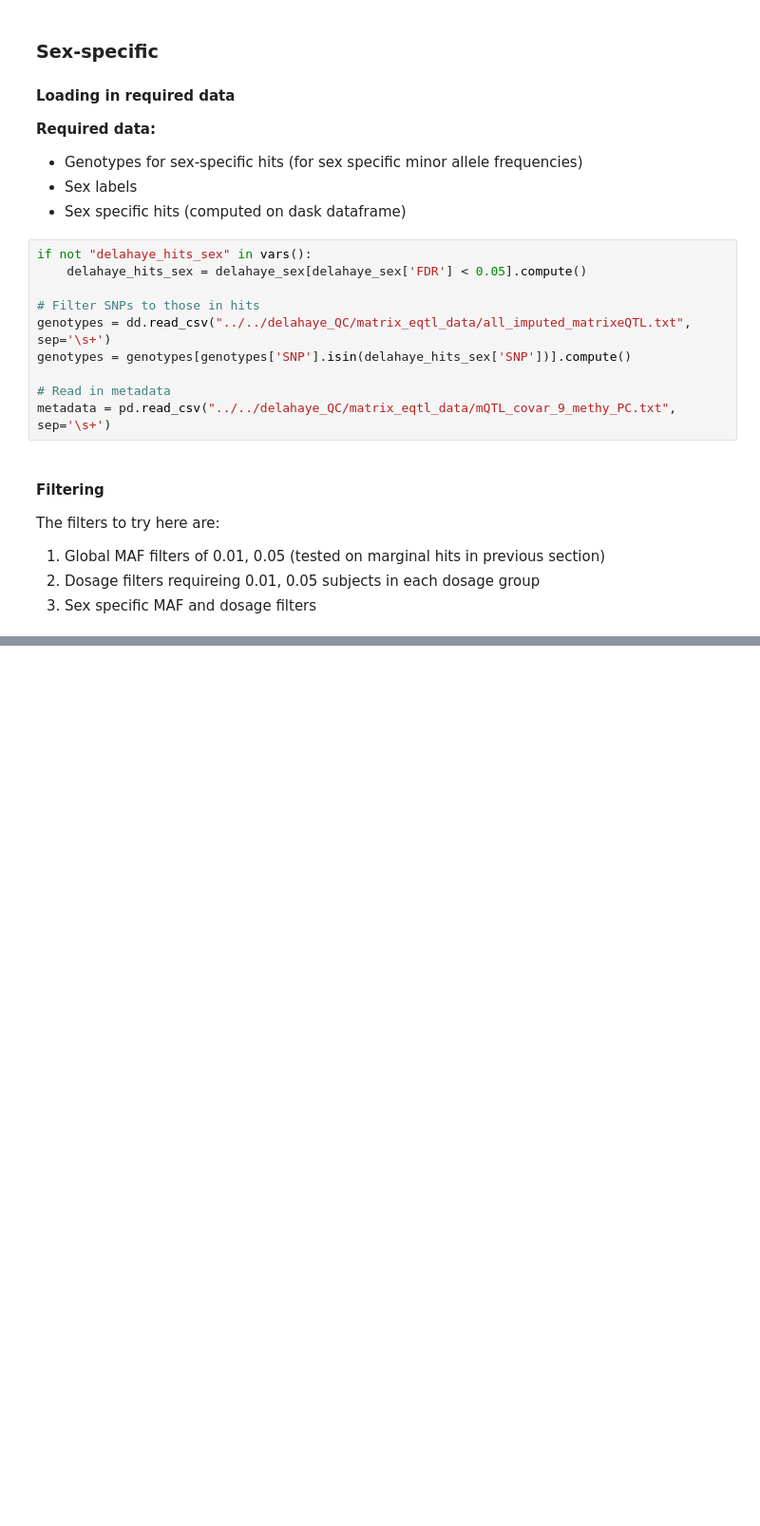
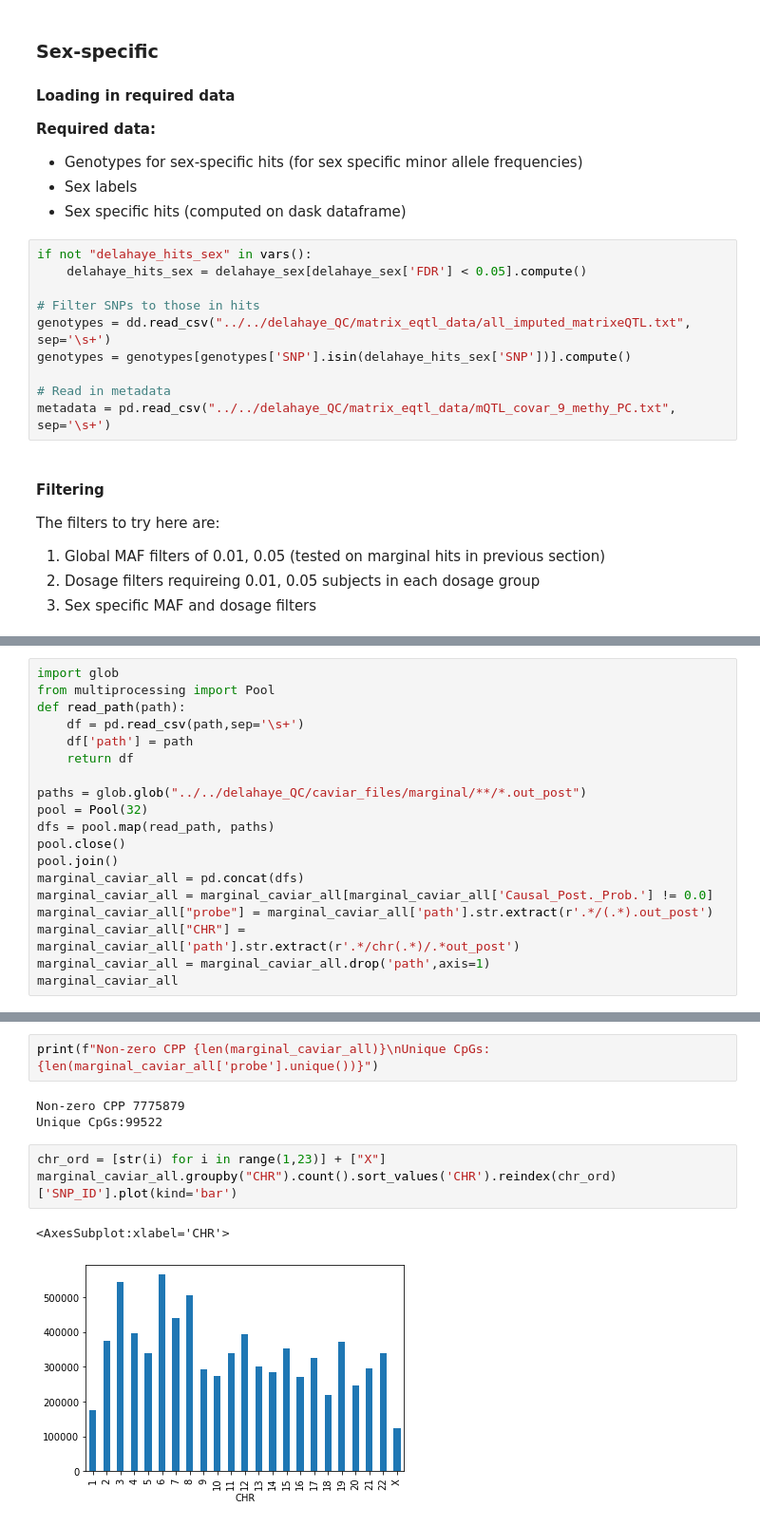
Before and after one commit to wilcas/sex_specific_mQTL, a Jupyter notebook: delahaye_mQTL_analyses/mQTL_exploration_filtering.ipynb, the cells around one changed output, grey strips where cells are left out. Shown at 95% size. Drawn from its saved outputs; the diff is of its cells as text; blank space fills up the shorter version.

Commit message:
close #2

```diff
--- a/delahaye_mQTL_analyses/mQTL_exploration_filtering.ipynb
+++ b/delahaye_mQTL_analyses/mQTL_exploration_filtering.ipynb
@@ -258,0 +306,19 @@ result
+# %%
+import glob
+from multiprocessing import Pool
+def read_path(path):
+    df = pd.read_csv(path,sep='\s+')
+    df['path'] = path
+    return df
+
+paths = glob.glob("../../delahaye_QC/caviar_files/marginal/**/*.out_post")
+pool = Pool(32)
+dfs = pool.map(read_path, paths)
+pool.close()
+pool.join()
+marginal_caviar_all = pd.concat(dfs)
+marginal_caviar_all = marginal_caviar_all[marginal_caviar_all['Causal_Post._Prob.'] != 0.0]
+marginal_caviar_all["probe"] = marginal_caviar_all['path'].str.extract(r'.*/(.*).out_post')
+marginal_caviar_all["CHR"] = marginal_caviar_all['path'].str.extract(r'.*/chr(.*)/.*out_post')
+marginal_caviar_all = marginal_caviar_all.drop('path',axis=1)
+marginal_caviar_all
@@ -258,0 +339,11 @@ result
+# %%
+print(f"Non-zero CPP {len(marginal_caviar_all)}\nUnique CpGs:{len(marginal_caviar_all['probe'].unique())}")
+# %% [output]
+Non-zero CPP 7775879
+Unique CpGs:99522
+# %%
+chr_ord = [str(i) for i in range(1,23)] + ["X"]
+marginal_caviar_all.groupby("CHR").count().sort_values('CHR').reindex(chr_ord)['SNP_ID'].plot(kind='bar')
+# %% [output]
+<AxesSubplot:xlabel='CHR'>
+[figure, added]
```
Also changed, not shown: parts of 21 cells of this notebook, 2 other files.
